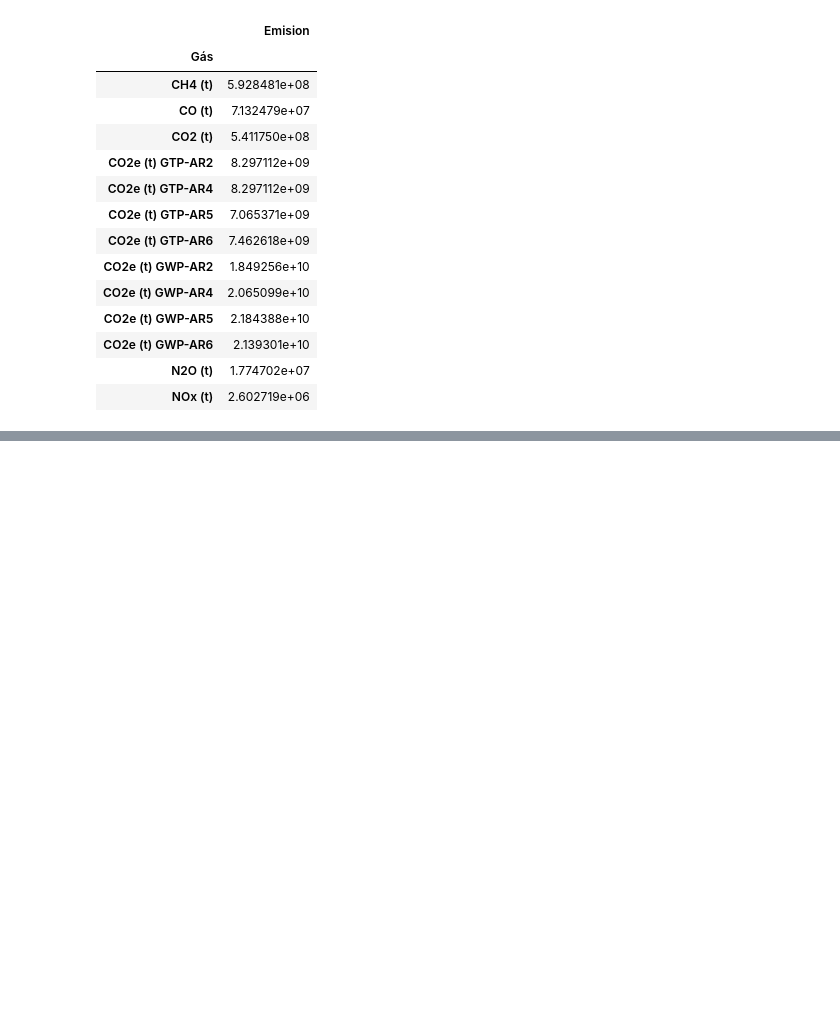
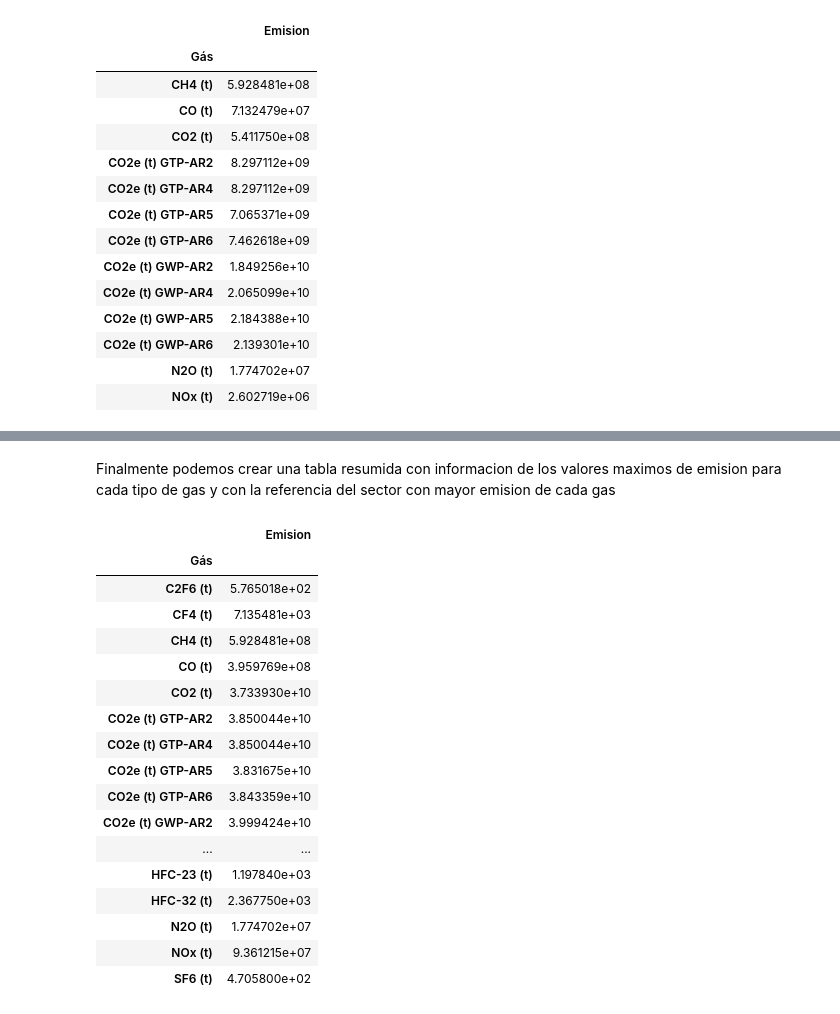
Before and after one commit to LejImkoaj/pandas_seleccionar_agrupar_datos, a Jupyter notebook: seleccion_agrupacion_de_datos.ipynb, the cells around one changed output, grey strips where cells are left out. Drawn from its saved outputs; the diff is of its cells as text; code cells hidden in the pictures; blank space fills up the shorter version.

```diff
--- a/seleccion_agrupacion_de_datos.ipynb
+++ b/seleccion_agrupacion_de_datos.ipynb
@@ -542,0 +566,23 @@ gas_por_sector.xs('Agropecuária', level = 1)
+# %% [markdown]
+Finalmente podemos crear una tabla resumida con informacion de los valores maximos de emision para cada tipo de gas y con la referencia del sector con mayor emision de cada gas
+# %%
+gas_por_sector.groupby(level=0).max()
+# %% [output]
+|  | Emision |
+| Gás |  |
+| C2F6 (t) | 5.765018e+02 |
+| CF4 (t) | 7.135481e+03 |
+| CH4 (t) | 5.928481e+08 |
+| CO (t) | 3.959769e+08 |
+| CO2 (t) | 3.733930e+10 |
+| CO2e (t) GTP-AR2 | 3.850044e+10 |
+| CO2e (t) GTP-AR4 | 3.850044e+10 |
+| CO2e (t) GTP-AR5 | 3.831675e+10 |
+| CO2e (t) GTP-AR6 | 3.843359e+10 |
+| CO2e (t) GWP-AR2 | 3.999424e+10 |
+| ... | ... |
+| HFC-23 (t) | 1.197840e+03 |
+| HFC-32 (t) | 2.367750e+03 |
+| N2O (t) | 1.774702e+07 |
+| NOx (t) | 9.361215e+07 |
+| SF6 (t) | 4.705800e+02 |
```
Also changed, not shown: parts of 4 cells of this notebook.
